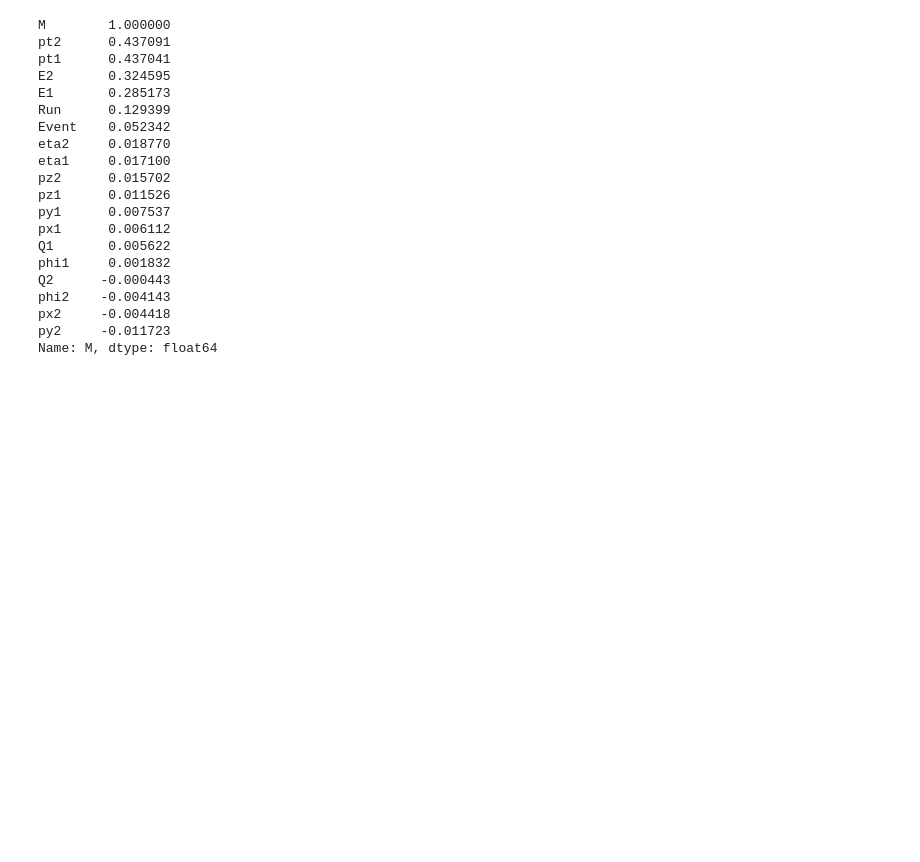
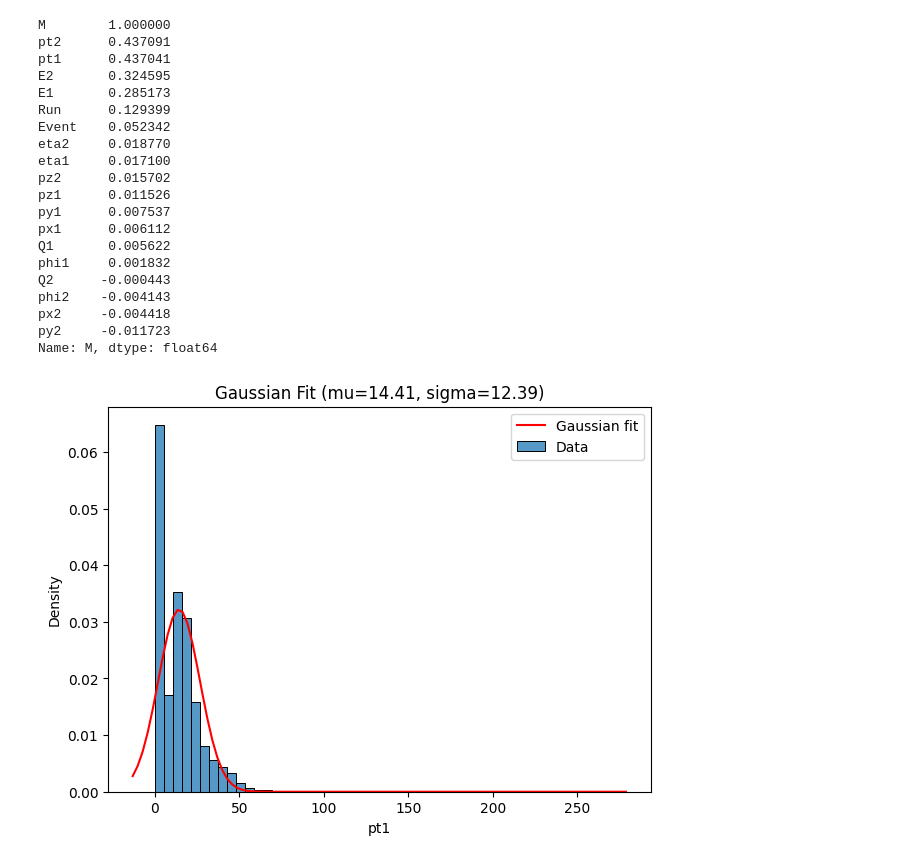
Before and after one commit to BinaryWhizz/Data-Analysis, a Jupyter notebook: Data Analysis 05/01.ipynb, the cells around one changed output. Saved outputs shown, nothing was run; the diff lists cells and outputs as text; code cells hidden in the pictures; blank space fills up the shorter version.

Commit message:
CERN Electron Collision Data analysis

```diff
--- a/Data Analysis 05/01.ipynb
+++ b/Data Analysis 05/01.ipynb
@@ -388,0 +402,32 @@ Name: M, dtype: float64
+# %%
+# Fit a Gaussian
+
+from scipy.stats import norm
+
+# choose a variable (example: pt1 or M)
+x = data['pt1'].dropna()
+
+# Fit parameters
+mu, sigma = norm.fit(x)
+# %%
+# Overlay the fitted Gaussian on histogram
+
+import matplotlib.pyplot as plt
+import seaborn as sns
+
+plt.figure(figsize=(7,5))
+
+# Histogram (density)
+sns.histplot(x, bins=50, kde=False, stat='density', label='Data')
+
+# Gaussian curve
+xmin, xmax = plt.xlim()
+x_vals = np.linspace(xmin, xmax, 100)
+pdf = norm.pdf(x_vals, mu, sigma)
+
+plt.plot(x_vals, pdf, 'r', label='Gaussian fit')
+plt.title(f'Gaussian Fit (mu={mu:.2f}, sigma={sigma:.2f})')
+plt.legend()
+plt.show()
+# %% [output]
+[figure, added]
```
Also changed, not shown: parts of 5 cells of this notebook.
